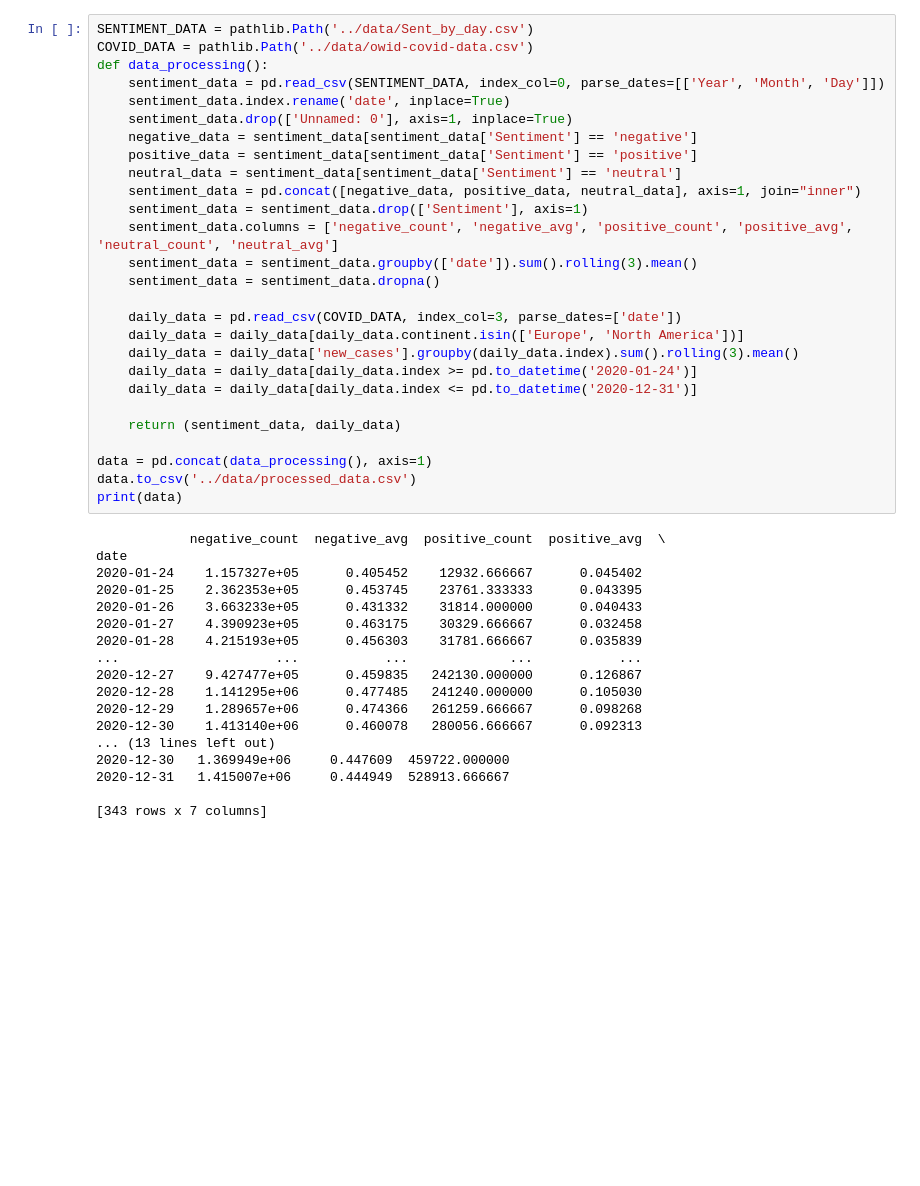
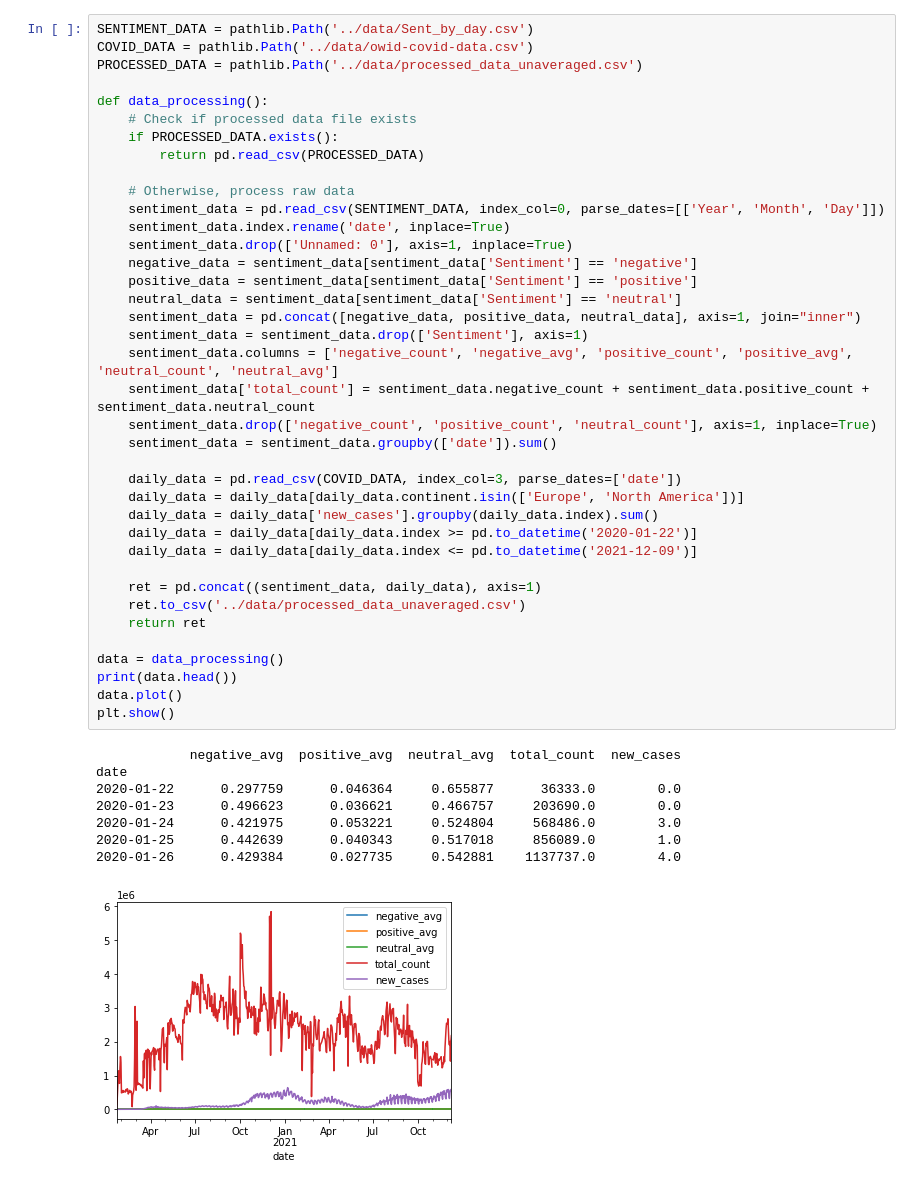
Before and after one commit to JasonYuan869/Daisy-Hackathon-2022, a Jupyter notebook: notebooks/main.ipynb, the cells around one changed output. Drawn from its saved outputs; the diff is of its cells as text; blank space fills up the shorter version.

```diff
--- a/notebooks/main.ipynb
+++ b/notebooks/main.ipynb
@@ -18,45 +19,47 @@ random.seed(314)
 # %%
 SENTIMENT_DATA = pathlib.Path('../data/Sent_by_day.csv')
 COVID_DATA = pathlib.Path('../data/owid-covid-data.csv')
+PROCESSED_DATA = pathlib.Path('../data/processed_data_unaveraged.csv')
+
 def data_processing():
+    # Check if processed data file exists
+    if PROCESSED_DATA.exists():
+        return pd.read_csv(PROCESSED_DATA)
+
+    # Otherwise, process raw data
     sentiment_data = pd.read_csv(SENTIMENT_DATA, index_col=0, parse_dates=[['Year', 'Month', 'Day']])
     sentiment_data.index.rename('date', inplace=True)
     sentiment_data.drop(['Unnamed: 0'], axis=1, inplace=True)
     negative_data = sentiment_data[sentiment_data['Sentiment'] == 'negative']
     positive_data = sentiment_data[sentiment_data['Sentiment'] == 'positive']
     neutral_data = sentiment_data[sentiment_data['Sentiment'] == 'neutral']
     sentiment_data = pd.concat([negative_data, positive_data, neutral_data], axis=1, join="inner")
     sentiment_data = sentiment_data.drop(['Sentiment'], axis=1)
     sentiment_data.columns = ['negative_count', 'negative_avg', 'positive_count', 'positive_avg', 'neutral_count', 'neutral_avg']
-    sentiment_data = sentiment_data.groupby(['date']).sum().rolling(3).mean()
-    sentiment_data = sentiment_data.dropna()
+    sentiment_data['total_count'] = sentiment_data.negative_count + sentiment_data.positive_count + sentiment_data.neutral_count
+    sentiment_data.drop(['negative_count', 'positive_count', 'neutral_count'], axis=1, inplace=True)
+    sentiment_data = sentiment_data.groupby(['date']).sum()
 
     daily_data = pd.read_csv(COVID_DATA, index_col=3, parse_dates=['date'])
     daily_data = daily_data[daily_data.continent.isin(['Europe', 'North America'])]
-    daily_data = daily_data['new_cases'].groupby(daily_data.index).sum().rolling(3).mean()
-    daily_data = daily_data[daily_data.index >= pd.to_datetime('2020-01-24')]
-    daily_data = daily_data[daily_data.index <= pd.to_datetime('2020-12-31')]
+    daily_data = daily_data['new_cases'].groupby(daily_data.index).sum()
+    daily_data = daily_data[daily_data.index >= pd.to_datetime('2020-01-22')]
+    daily_data = daily_data[daily_data.index <= pd.to_datetime('2021-12-09')]
 
-    return (sentiment_data, daily_data)
+    ret = pd.concat((sentiment_data, daily_data), axis=1)
+    ret.to_csv('../data/processed_data_unaveraged.csv')
+    return ret
 
-data = pd.concat(data_processing(), axis=1)
-data.to_csv('../data/processed_data.csv')
-print(data)
+data = data_processing()
+print(data.head())
+data.plot()
+plt.show()
 # %% [output]
-            negative_count  negative_avg  positive_count  positive_avg  \
+            negative_avg  positive_avg  neutral_avg  total_count  new_cases
 date
-2020-01-24    1.157327e+05      0.405452    12932.666667      0.045402
-2020-01-25    2.362353e+05      0.453745    23761.333333      0.043395
-2020-01-26    3.663233e+05      0.431332    31814.000000      0.040433
-2020-01-27    4.390923e+05      0.463175    30329.666667      0.032458
-2020-01-28    4.215193e+05      0.456303    31781.666667      0.035839
-...                    ...           ...             ...           ...
-2020-12-27    9.427477e+05      0.459835   242130.000000      0.126867
-2020-12-28    1.141295e+06      0.477485   241240.000000      0.105030
-2020-12-29    1.289657e+06      0.474366   261259.666667      0.098268
-2020-12-30    1.413140e+06      0.460078   280056.666667      0.092313
-... (13 lines left out)
-2020-12-30   1.369949e+06     0.447609  459722.000000
-2020-12-31   1.415007e+06     0.444949  528913.666667
-
-[343 rows x 7 columns]
+2020-01-22      0.297759      0.046364     0.655877      36333.0        0.0
+2020-01-23      0.496623      0.036621     0.466757     203690.0        0.0
+2020-01-24      0.421975      0.053221     0.524804     568486.0        3.0
+2020-01-25      0.442639      0.040343     0.517018     856089.0        1.0
+2020-01-26      0.429384      0.027735     0.542881    1137737.0        4.0
+[figure, added]
```
Also changed, not shown: parts of 3 cells of this notebook.
